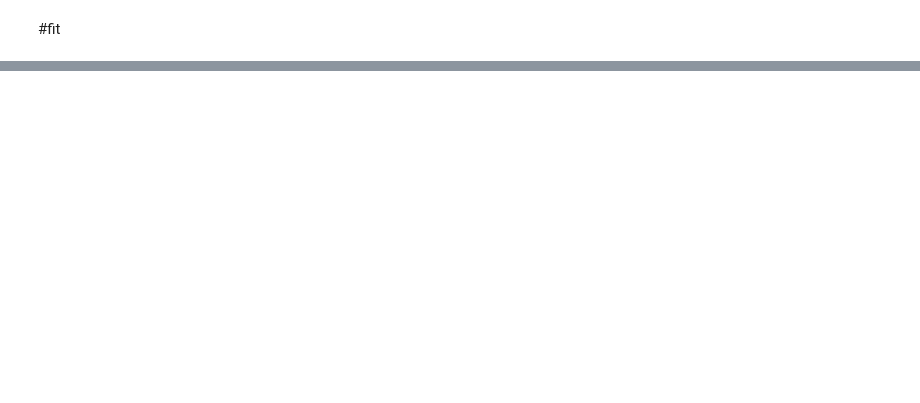
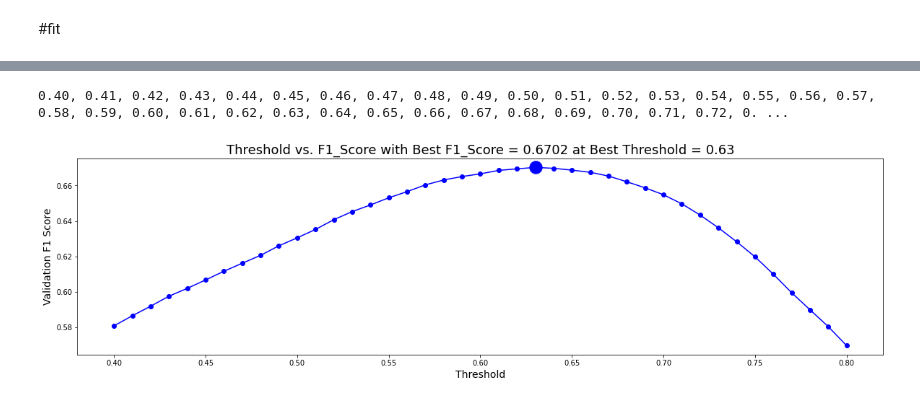
Before and after one commit to kunai-3txk/student-compe, a Jupyter notebook: PSP_EDA.ipynb, the cells around one changed output, grey strips where cells are left out. Drawn from its saved outputs; the diff is of its cells as text; code cells hidden in the pictures; blank space fills up the shorter version.

```diff
--- a/PSP_EDA.ipynb
+++ b/PSP_EDA.ipynb
@@ -186,5 +196,5 @@ df_test.head()
 # %%
-FEATURES = [c for c in df_train.columns if c != 'level_group_']
+FEATURES = [c for c in df_train.columns if c != 'level_group']
 print(FEATURES)
 ALL_USERS = df_train.index.unique()
 print(ALL_USERS)
@@ -225,15 +235,15 @@ for i, (train_index, test_index) in enumerate(gkf.split(X=df_train, groups=df_tr
 
         # TRAIN DATA
         train_x = df_train.iloc[train_index]
-        train_x = train_x.loc[train_x[level_group] == grp]
+        train_x = train_x.loc[train_x['level_group'] == grp]
         train_users = train_x.index.values
-        train_y = targets.loc[targets[q]==t].set_index('session').loc[train_users]
+        train_y = targets.loc[targets['q']==t].set_index('session').loc[train_users]
 
         # VALID DATA
         valid_x = df_train.iloc[test_index]
-        valid_x = valid_x.loc[valid_x.level_group_ == grp]
+        valid_x = valid_x.loc[valid_x['level_group'] == grp]
         valid_users = valid_x.index.values
-        valid_y = targets.loc[targets.q==t].set_index('session').loc[valid_users]
+        valid_y = targets.loc[targets['q']==t].set_index('session').loc[valid_users]
 
         # TRAIN MODEL
         model = LGBMRegressor(learning_rate=0.027, \
@@ -258,0 +282,36 @@ AttributeError: ignored
+# %%
+# PUT TRUE LABELS INTO DATAFRAME WITH 18 COLUMNS
+true = oof.copy()
+for k in range(18):
+    # GET TRUE LABELS
+    tmp = targets.loc[targets['q'] == k+1].set_index('session').loc[ALL_USERS]
+    true[k] = tmp.correct.values
+# %%
+# FIND BEST THRESHOLD TO CONVERT PROBS INTO 1s AND 0s
+scores = []; thresholds = []
+best_score = 0; best_threshold = 0
+
+for threshold in np.arange(0.4,0.81,0.01):
+    print(f'{threshold:.02f}, ',end='')
+    preds = (oof.values.reshape((-1))>threshold).astype('int')
+    m = f1_score(true.values.reshape((-1)), preds, average='macro')
+    scores.append(m)
+    thresholds.append(threshold)
+    if m>best_score:
+        best_score = m
+        best_threshold = threshold
+# %% [output]
+0.40, 0.41, 0.42, 0.43, 0.44, 0.45, 0.46, 0.47, 0.48, 0.49, 0.50, 0.51, 0.52, 0.53, 0.54, 0.55, 0.56, 0.57, 0.58, 0.59, 0.60, 0.61, 0.62, 0.63, 0.64, 0.65, 0.66, 0.67, 0.68, 0.69, 0.70, 0.71, 0.72, 0. ...
+# %%
+import matplotlib.pyplot as plt
+
+# PLOT THRESHOLD VS. F1_SCORE
+plt.figure(figsize=(20,5))
+plt.plot(thresholds,scores,'-o',color='blue')
+plt.scatter([best_threshold], [best_score], color='blue', s=300, alpha=1)
+plt.xlabel('Threshold',size=14)
+plt.ylabel('Validation F1 Score',size=14)
+plt.title(f'Threshold vs. F1_Score with Best F1_Score = {best_score:.4f} at Best Threshold = {best_threshold:.3}',size=18)
+plt.show()
+# %% [output]
+[figure, added]
```
Also changed, not shown: parts of 8 cells of this notebook.
